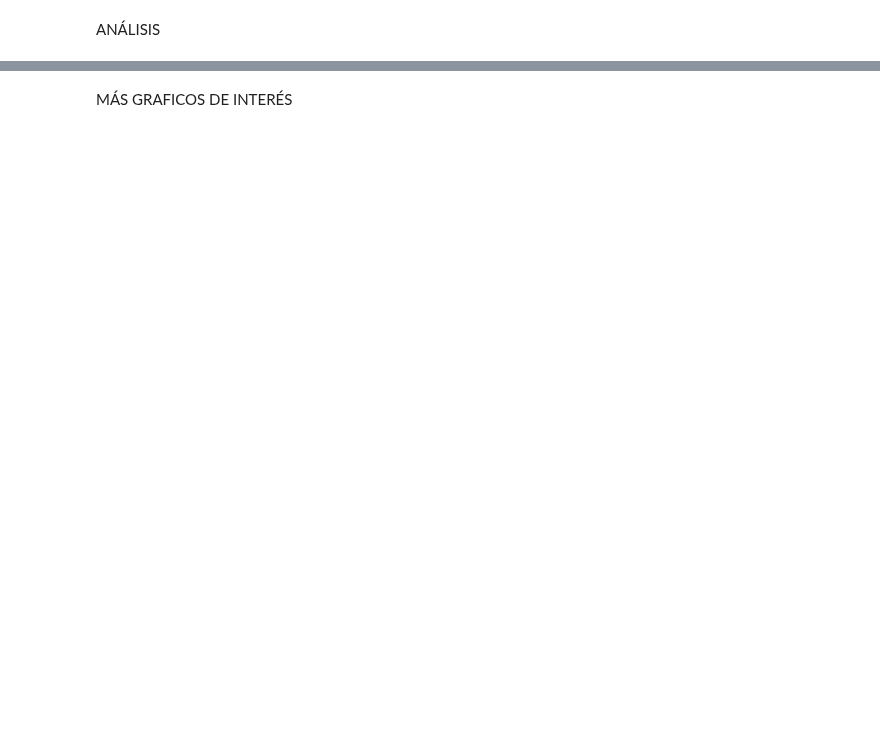
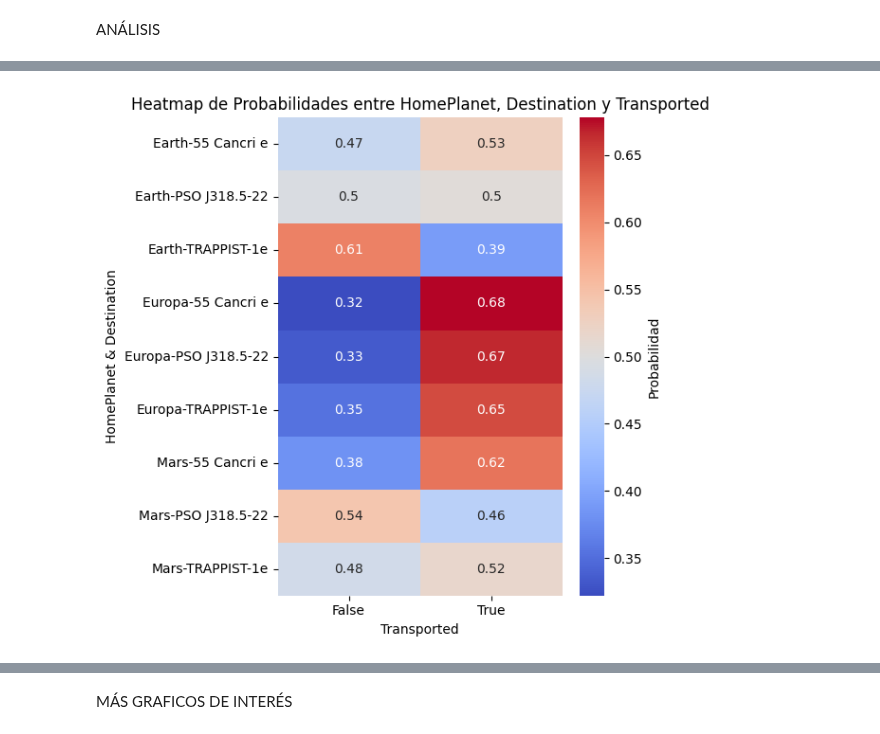
Before and after one commit to sergiogv22/intro_buenas_practicas, a Jupyter notebook: eda/Kaggle alumnos.ipynb, the cells around one changed output, grey strips where cells are left out. Cells and saved outputs as stored; diff of their text form; code cells hidden in the pictures; blank space fills up the shorter version.

```diff
--- a/eda/Kaggle alumnos.ipynb
+++ b/eda/Kaggle alumnos.ipynb
@@ -255,0 +422,27 @@ plt.show()
+# %%
+#heatmap resumen. qUIERO VER EN UN MISMO PLOT, PARA CADA ORIGEN/DESTINO POSIBLE LA PROBABILIDAD DE SER O NO TRANSPORTADO
+
+# PISTA: Crear una tabla de contingencia y normalizarla
+
+tc = pd.crosstab([EDA_train_raw_imputed["HomePlanet"], EDA_train_raw_imputed["Destination"]], EDA_train_raw_imputed["Transported"], normalize = 'index'  )
+probabilidades_df = tc.reset_index()
+probabilidades_df
+
+# Crear un heatmap
+plt.figure(figsize=(6, 6))
+sns.heatmap(probabilidades_df.set_index(['HomePlanet', 'Destination']),
+            annot=True, #Indica que se muestren los valores numéricos dentro de cada celda del heatmap.
+            cmap='coolwarm', # mapa de colores
+            cbar_kws={'label': 'Probabilidad'}) #Controla la barra de color lateral (la leyenda de colores).
+plt.xlabel('Transported')
+plt.ylabel('HomePlanet & Destination')
+plt.title('Heatmap de Probabilidades entre HomePlanet, Destination y Transported')
+
+plt.tight_layout()
+
+#guardar el grafico
+plt.savefig('heatmap.png')
+
+plt.show()
+# %% [output]
+[figure, added]
```
Also changed, not shown: parts of 29 cells of this notebook, 1 other file.
